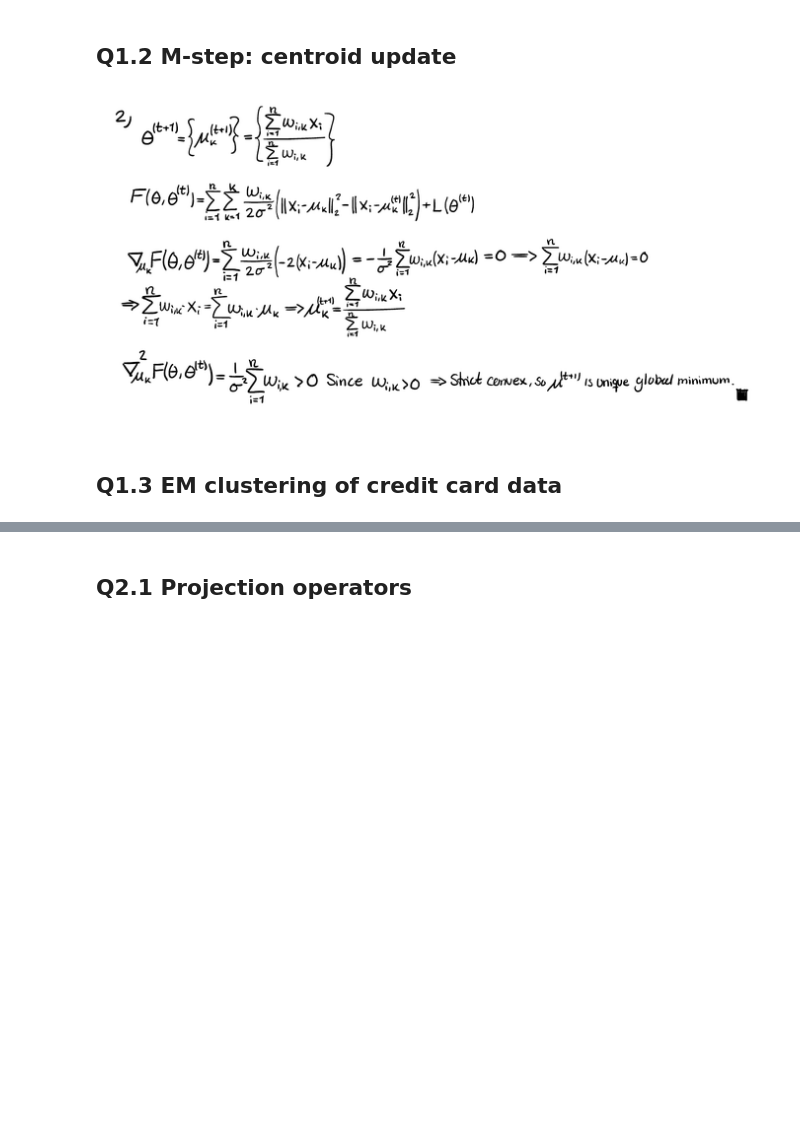
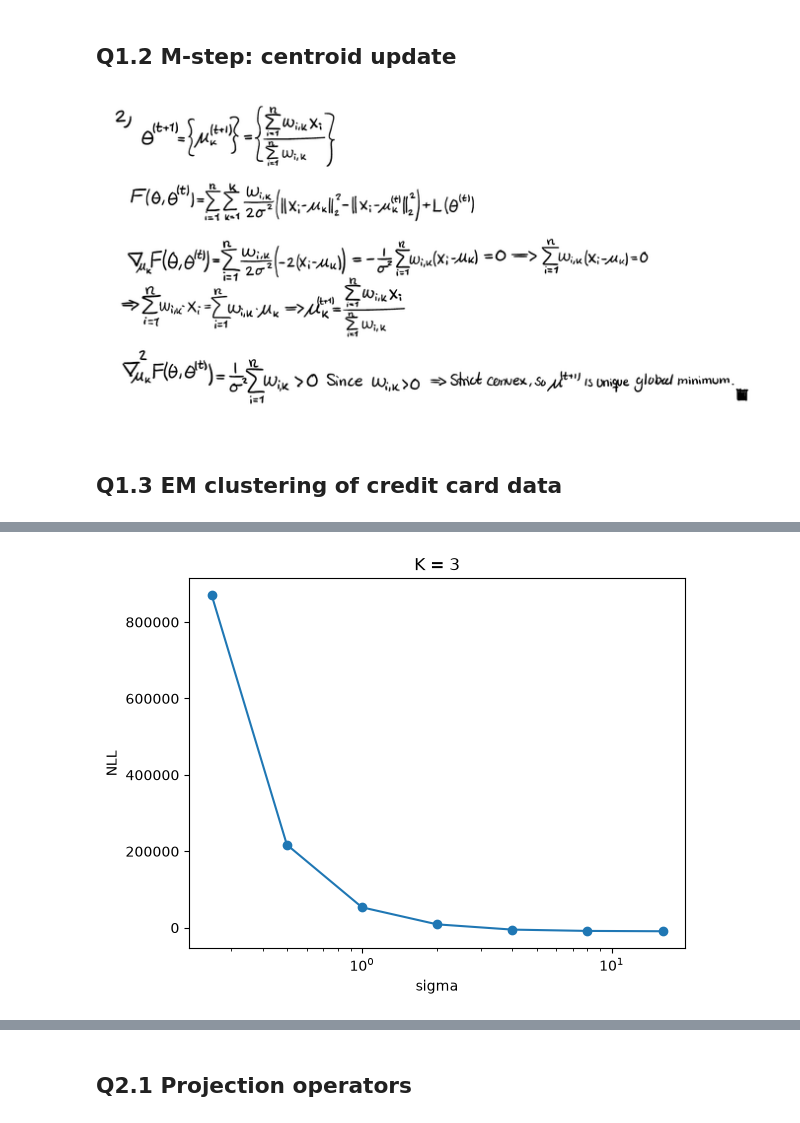
Before and after one commit to SimonC03/coding-playground, a Jupyter notebook: MPDSC/continuous-optimization/assignment3/assignment3_group3.ipynb, the cells around one changed output, grey strips where cells are left out. Saved outputs shown, nothing was run; the diff lists cells and outputs as text; code cells hidden in the pictures; blank space fills up the shorter version.

```diff
--- a/MPDSC/continuous-optimization/assignment3/assignment3_group3.ipynb
+++ b/MPDSC/continuous-optimization/assignment3/assignment3_group3.ipynb
@@ -43,4 +83,18 @@ def EM_clustering(X, sigma, K):
 # %%
 # (b) Optimal NLL vs sigma for K = 3
+sigmas = [0.25, 0.5, 1, 2, 4, 8, 16]
+nll = []
+for sigma in sigmas:
+    M, value = EM_clustering(X, sigma, 3)
+    nll.append(value[-1])
+
+plt.plot(sigmas, nll, 'o-')
+plt.xscale('log')
+plt.xlabel('sigma')
+plt.ylabel('NLL')
+plt.title('K = 3')
+plt.show()
+# %% [output]
+[figure, added]
 # %%
 # (c) Scatter plot of two features with the trained centroids
```
Also changed, not shown: parts of 6 cells of this notebook.
